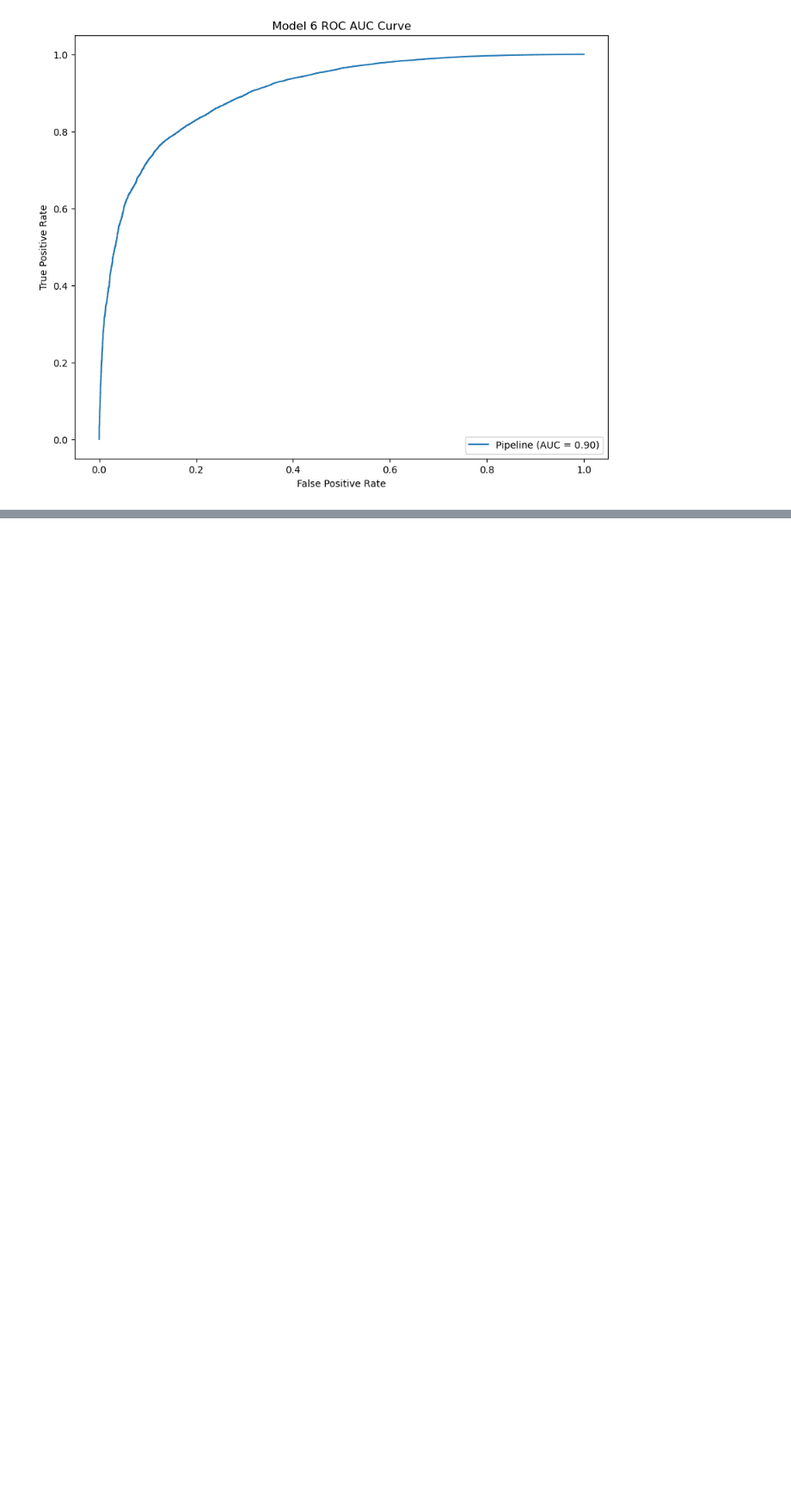
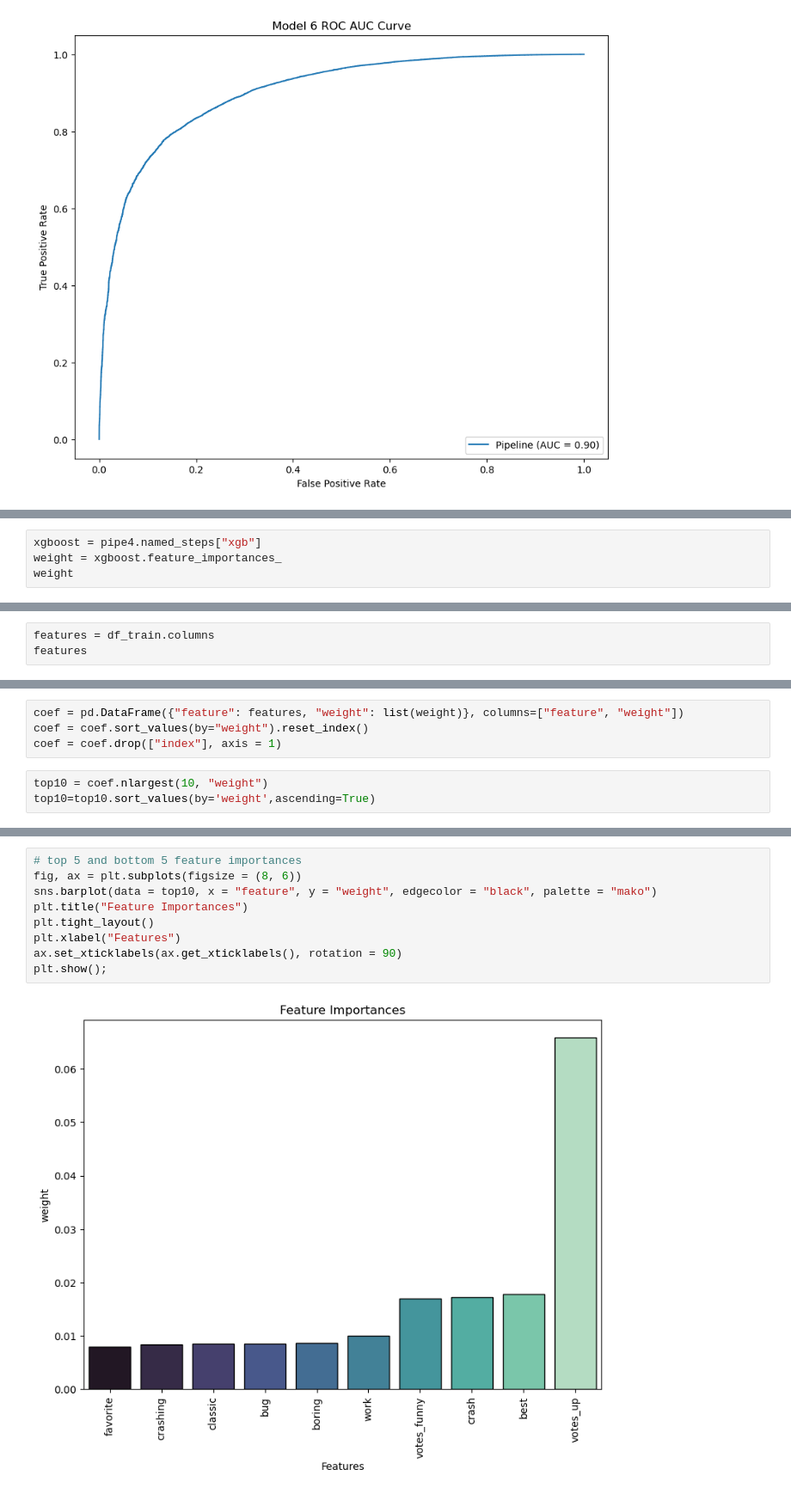
Before and after one commit to JocelArcelona/Fallout-Series-Steam-Reviews-Sentiment-Analysis, a Jupyter notebook: notebooks/Data Cleaning, EDA and Modeling with Unigrams using NLTK.ipynb, the cells around one changed output, grey strips where cells are left out. Shown at 86% size. Cells and saved outputs as stored; diff of their text form; blank space fills up the shorter version.

Commit message:
added feature importances

```diff
--- a/notebooks/Data Cleaning, EDA and Modeling with Unigrams using NLTK.ipynb
+++ b/notebooks/Data Cleaning, EDA and Modeling with Unigrams using NLTK.ipynb
@@ -1558,0 +1580,4 @@ plt.show();
+# %%
+xgboost = pipe4.named_steps["xgb"]
+weight = xgboost.feature_importances_
+weight
@@ -1558,0 +1602,3 @@ plt.show();
+# %%
+features = df_train.columns
+features
@@ -1558,0 +1613,7 @@ plt.show();
+# %%
+coef = pd.DataFrame({"feature": features, "weight": list(weight)}, columns=["feature", "weight"])
+coef = coef.sort_values(by="weight").reset_index()
+coef = coef.drop(["index"], axis = 1)
+# %%
+top10 = coef.nlargest(10, "weight")
+top10=top10.sort_values(by='weight',ascending=True)
@@ -1558,0 +1656,11 @@ plt.show();
+# %%
+# top 5 and bottom 5 feature importances
+fig, ax = plt.subplots(figsize = (8, 6))
+sns.barplot(data = top10, x = "feature", y = "weight", edgecolor = "black", palette = "mako")
+plt.title("Feature Importances")
+plt.tight_layout()
+plt.xlabel("Features")
+ax.set_xticklabels(ax.get_xticklabels(), rotation = 90)
+plt.show();
+# %% [output]
+[figure, added]
```
Also changed, not shown: parts of 22 cells of this notebook, 1 other file.
